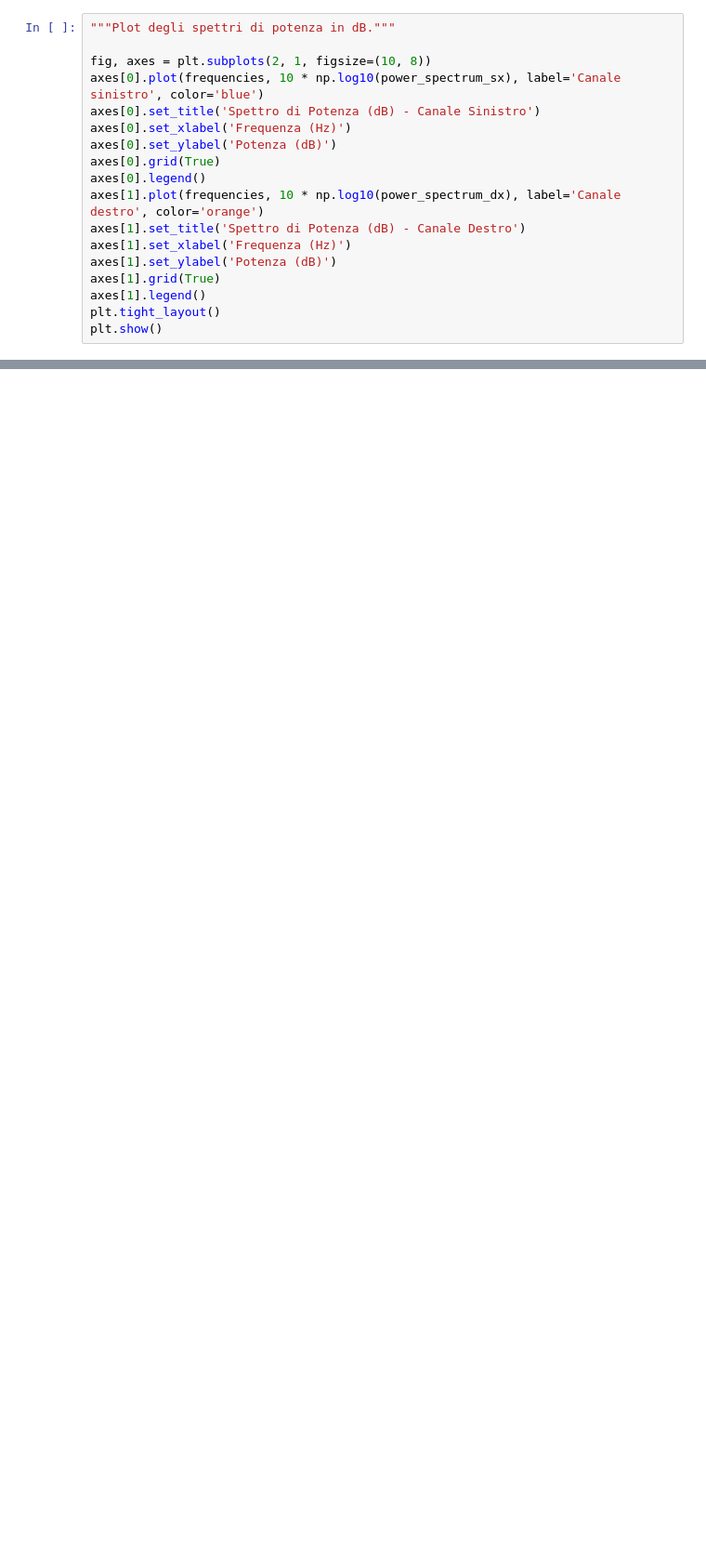
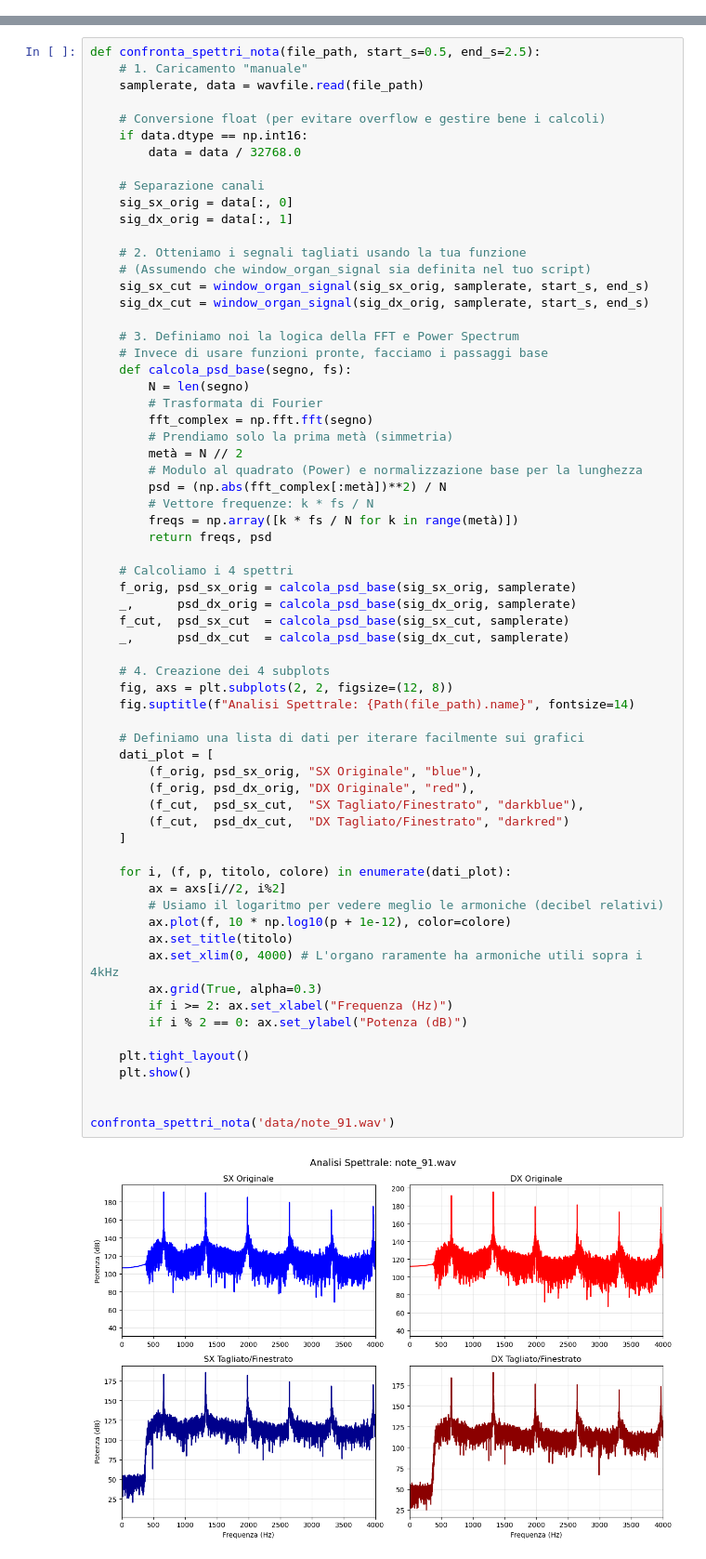
Before and after one commit to FrancescooParis/Machine-Learning-in-Acoustics, a Jupyter notebook: read_data.ipynb, the cells around one changed output, grey strips where cells are left out. Shown at 93% size. Drawn from its saved outputs; the diff is of its cells as text; blank space fills up the shorter version.

```diff
--- a/read_data.ipynb
+++ b/read_data.ipynb
@@ -52,18 +33,0 @@ frequencies = np.fft.fftfreq(n, d=1/samplerate)[:n//2]
-# %%
-"""Plot degli spettri di potenza in dB."""
-
-fig, axes = plt.subplots(2, 1, figsize=(10, 8))
-axes[0].plot(frequencies, 10 * np.log10(power_spectrum_sx), label='Canale sinistro', color='blue')
-axes[0].set_title('Spettro di Potenza (dB) - Canale Sinistro')
-axes[0].set_xlabel('Frequenza (Hz)')
-axes[0].set_ylabel('Potenza (dB)')
-axes[0].grid(True)
-axes[0].legend()
-axes[1].plot(frequencies, 10 * np.log10(power_spectrum_dx), label='Canale destro', color='orange')
-axes[1].set_title('Spettro di Potenza (dB) - Canale Destro')
-axes[1].set_xlabel('Frequenza (Hz)')
-axes[1].set_ylabel('Potenza (dB)')
-axes[1].grid(True)
-axes[1].legend()
-plt.tight_layout()
-plt.show()
@@ -98,0 +70,67 @@ plt.show()
+# %%
+def confronta_spettri_nota(file_path, start_s=0.5, end_s=2.5):
+    # 1. Caricamento "manuale"
+    samplerate, data = wavfile.read(file_path)
+
+    # Conversione float (per evitare overflow e gestire bene i calcoli)
+    if data.dtype == np.int16:
+        data = data / 32768.0
+
+    # Separazione canali
+    sig_sx_orig = data[:, 0]
+    sig_dx_orig = data[:, 1]
+
+    # 2. Otteniamo i segnali tagliati usando la tua funzione
+    # (Assumendo che window_organ_signal sia definita nel tuo script)
+    sig_sx_cut = window_organ_signal(sig_sx_orig, samplerate, start_s, end_s)
+    sig_dx_cut = window_organ_signal(sig_dx_orig, samplerate, start_s, end_s)
+
+    # 3. Definiamo noi la logica della FFT e Power Spectrum
+    # Invece di usare funzioni pronte, facciamo i passaggi base
+    def calcola_psd_base(segno, fs):
+        N = len(segno)
+        # Trasformata di Fourier
+        fft_complex = np.fft.fft(segno)
+        # Prendiamo solo la prima metà (simmetria)
+        metà = N // 2
+        # Modulo al quadrato (Power) e normalizzazione base per la lunghezza
+        psd = (np.abs(fft_complex[:metà])**2) / N
+        # Vettore frequenze: k * fs / N
+        freqs = np.array([k * fs / N for k in range(metà)])
+        return freqs, psd
+
+    # Calcoliamo i 4 spettri
+    f_orig, psd_sx_orig = calcola_psd_base(sig_sx_orig, samplerate)
+    _,      psd_dx_orig = calcola_psd_base(sig_dx_orig, samplerate)
+    f_cut,  psd_sx_cut  = calcola_psd_base(sig_sx_cut, samplerate)
+    _,      psd_dx_cut  = calcola_psd_base(sig_dx_cut, samplerate)
+
+    # 4. Creazione dei 4 subplots
+    fig, axs = plt.subplots(2, 2, figsize=(12, 8))
+    fig.suptitle(f"Analisi Spettrale: {Path(file_path).name}", fontsize=14)
+
+    # Definiamo una lista di dati per iterare facilmente sui grafici
+    dati_plot = [
+        (f_orig, psd_sx_orig, "SX Originale", "blue"),
+        (f_orig, psd_dx_orig, "DX Originale", "red"),
+        (f_cut,  psd_sx_cut,  "SX Tagliato/Finestrato", "darkblue"),
+        (f_cut,  psd_dx_cut,  "DX Tagliato/Finestrato", "darkred")
+    ]
+
+    for i, (f, p, titolo, colore) in enumerate(dati_plot):
+        ax = axs[i//2, i%2]
+        # Usiamo il logaritmo per vedere meglio le armoniche (decibel relativi)
+        ax.plot(f, 10 * np.log10(p + 1e-12), color=colore)
+        ax.set_title(titolo)
+        ax.set_xlim(0, 4000) # L'organo raramente ha armoniche utili sopra i 4kHz
+        ax.grid(True, alpha=0.3)
+        if i >= 2: ax.set_xlabel("Frequenza (Hz)")
+        if i % 2 == 0: ax.set_ylabel("Potenza (dB)")
+
+    plt.tight_layout()
+    plt.show()
+
+
+confronta_spettri_nota('data/note_91.wav')
+# %% [output]
+[figure, added]
```
Also changed, not shown: parts of 6 cells of this notebook.
